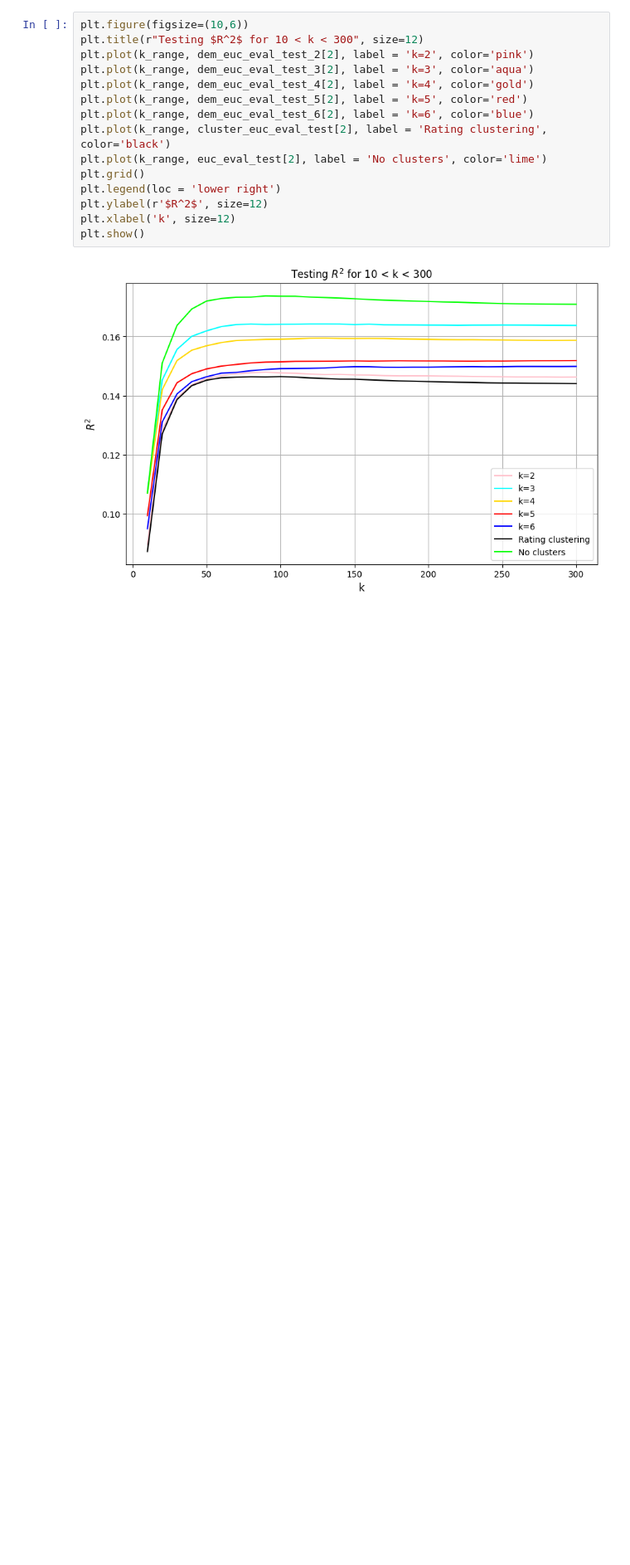
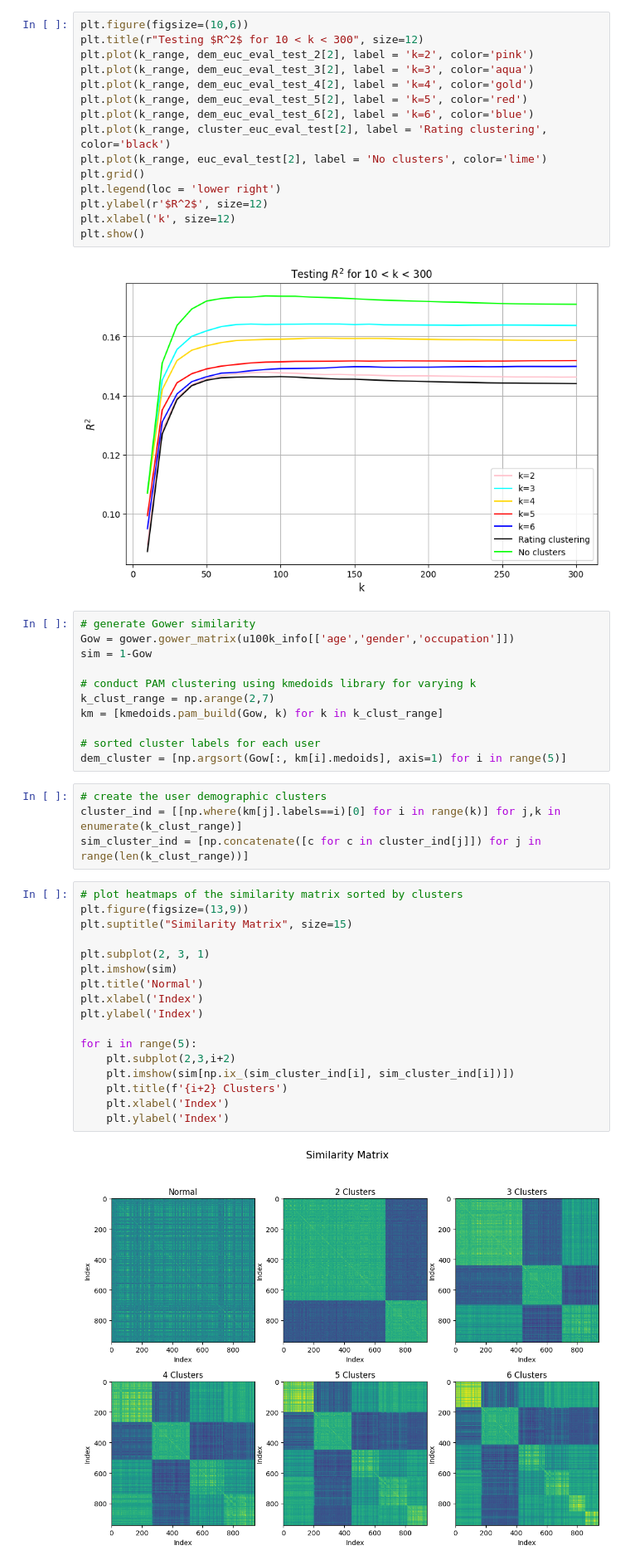
Before and after one commit to JustinDialdestoro/M4R_Clustering, a Jupyter notebook: CF_clust2_testing.ipynb, the cells around one changed output. Shown at 83% size. Saved outputs shown, nothing was run; the diff lists cells and outputs as text; blank space fills up the shorter version.

Commit message:
added gower clustering

```diff
--- a/CF_clust2_testing.ipynb
+++ b/CF_clust2_testing.ipynb
@@ -148,3 +149,37 @@ plt.xlabel('k', size=12)
 plt.show()
 # %% [output]
 [figure]
+# %%
+# generate Gower similarity
+Gow = gower.gower_matrix(u100k_info[['age','gender','occupation']])
+sim = 1-Gow
+
+# conduct PAM clustering using kmedoids library for varying k
+k_clust_range = np.arange(2,7)
+km = [kmedoids.pam_build(Gow, k) for k in k_clust_range]
+
+# sorted cluster labels for each user
+dem_cluster = [np.argsort(Gow[:, km[i].medoids], axis=1) for i in range(5)]
+# %%
+# create the user demographic clusters
+cluster_ind = [[np.where(km[j].labels==i)[0] for i in range(k)] for j,k in enumerate(k_clust_range)]
+sim_cluster_ind = [np.concatenate([c for c in cluster_ind[j]]) for j in range(len(k_clust_range))]
+# %%
+# plot heatmaps of the similarity matrix sorted by clusters
+plt.figure(figsize=(13,9))
+plt.suptitle("Similarity Matrix", size=15)
+
+plt.subplot(2, 3, 1)
+plt.imshow(sim)
+plt.title('Normal')
+plt.xlabel('Index')
+plt.ylabel('Index')
+
+for i in range(5):
+    plt.subplot(2,3,i+2)
+    plt.imshow(sim[np.ix_(sim_cluster_ind[i], sim_cluster_ind[i])])
+    plt.title(f'{i+2} Clusters')
+    plt.xlabel('Index')
+    plt.ylabel('Index')
+# %% [output]
+[figure, added]
```
Also changed, not shown: parts of 2 cells of this notebook.
